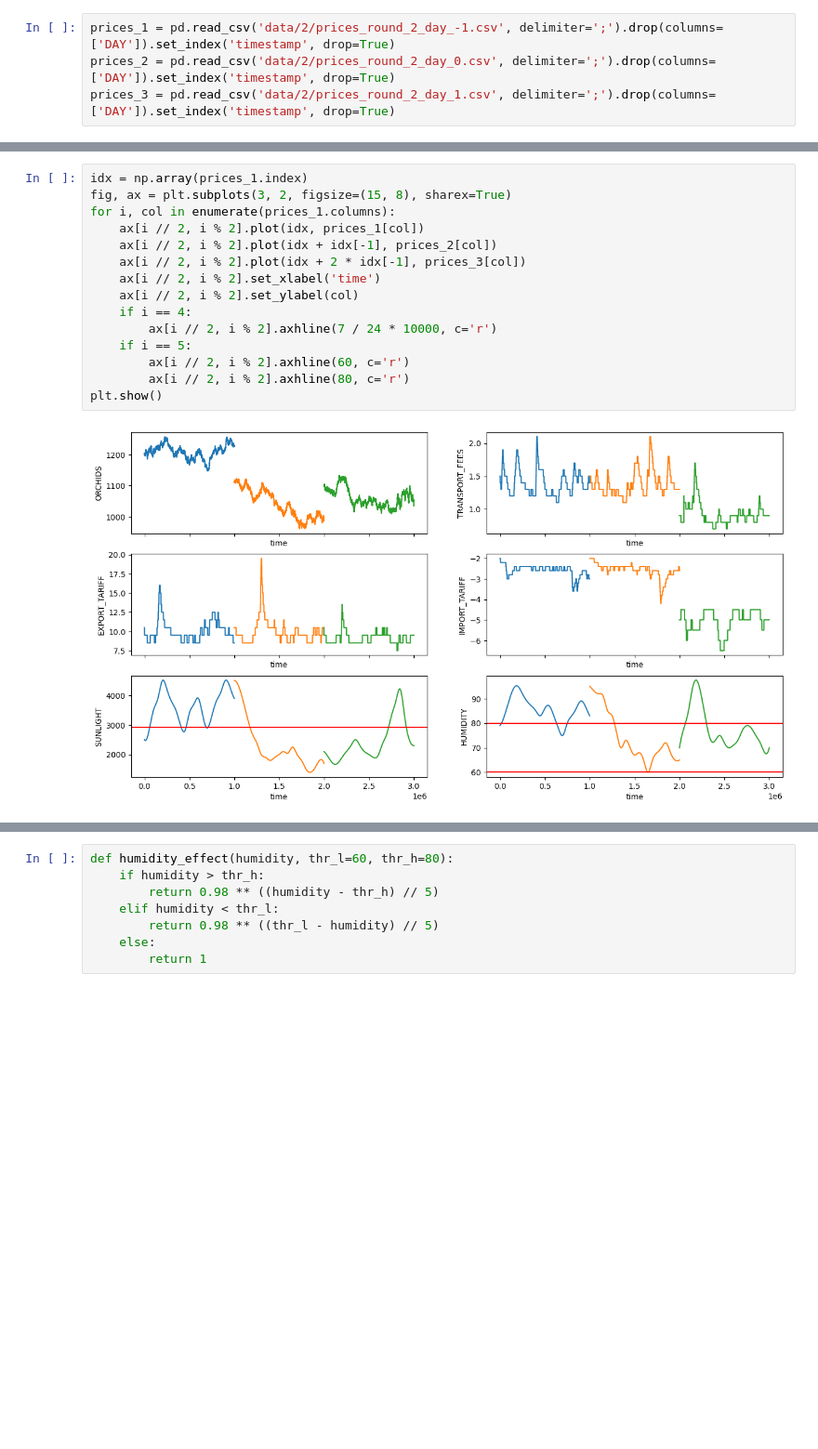
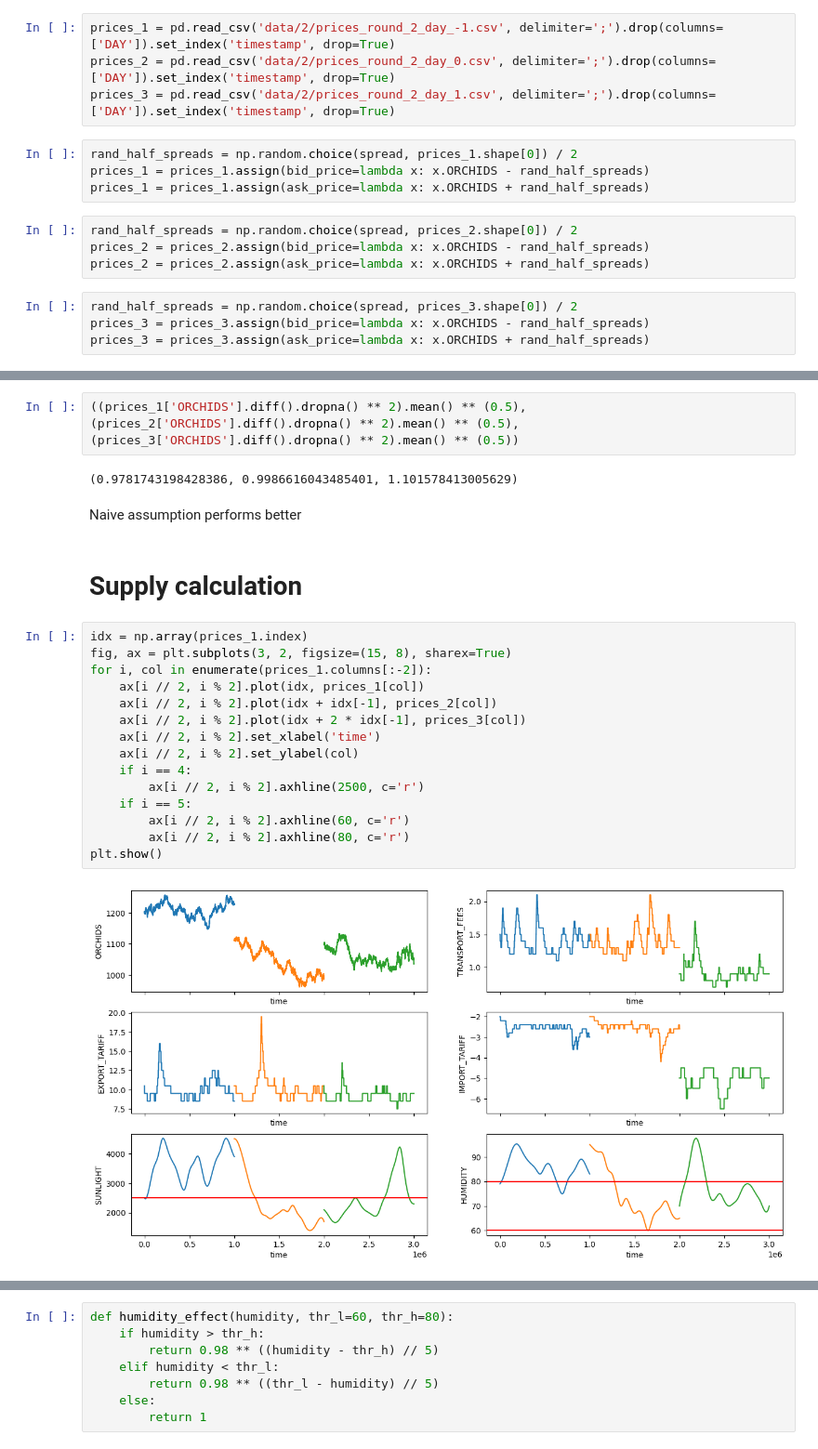
Before and after one commit to aemilani/imc-prosperity-2, a Jupyter notebook: round_2_algo.ipynb, the cells around one changed output, grey strips where cells are left out. Shown at 93% size. Cells and saved outputs as stored; diff of their text form; blank space fills up the shorter version.

```diff
--- a/round_2_algo.ipynb
+++ b/round_2_algo.ipynb
@@ -78,3 +78,15 @@ plt.show()
 prices_1 = pd.read_csv('data/2/prices_round_2_day_-1.csv', delimiter=';').drop(columns=['DAY']).set_index('timestamp', drop=True)
 prices_2 = pd.read_csv('data/2/prices_round_2_day_0.csv', delimiter=';').drop(columns=['DAY']).set_index('timestamp', drop=True)
 prices_3 = pd.read_csv('data/2/prices_round_2_day_1.csv', delimiter=';').drop(columns=['DAY']).set_index('timestamp', drop=True)
+# %%
+rand_half_spreads = np.random.choice(spread, prices_1.shape[0]) / 2
+prices_1 = prices_1.assign(bid_price=lambda x: x.ORCHIDS - rand_half_spreads)
+prices_1 = prices_1.assign(ask_price=lambda x: x.ORCHIDS + rand_half_spreads)
+# %%
+rand_half_spreads = np.random.choice(spread, prices_2.shape[0]) / 2
+prices_2 = prices_2.assign(bid_price=lambda x: x.ORCHIDS - rand_half_spreads)
+prices_2 = prices_2.assign(ask_price=lambda x: x.ORCHIDS + rand_half_spreads)
+# %%
+rand_half_spreads = np.random.choice(spread, prices_3.shape[0]) / 2
+prices_3 = prices_3.assign(bid_price=lambda x: x.ORCHIDS - rand_half_spreads)
+prices_3 = prices_3.assign(ask_price=lambda x: x.ORCHIDS + rand_half_spreads)
@@ -81,17 +238,26 @@ prices_3 = pd.read_csv('data/2/prices_round_2_day_1.csv', delimiter=';').drop(co
+# %%
+((prices_1['ORCHIDS'].diff().dropna() ** 2).mean() ** (0.5), (prices_2['ORCHIDS'].diff().dropna() ** 2).mean() ** (0.5),
+(prices_3['ORCHIDS'].diff().dropna() ** 2).mean() ** (0.5))
+# %% [output]
+(0.9781743198428386, 0.9986616043485401, 1.101578413005629)
+# %% [markdown]
+Naive assumption performs better
+# %% [markdown]
+# Supply calculation
 # %%
 idx = np.array(prices_1.index)
 fig, ax = plt.subplots(3, 2, figsize=(15, 8), sharex=True)
-for i, col in enumerate(prices_1.columns):
+for i, col in enumerate(prices_1.columns[:-2]):
     ax[i // 2, i % 2].plot(idx, prices_1[col])
     ax[i // 2, i % 2].plot(idx + idx[-1], prices_2[col])
     ax[i // 2, i % 2].plot(idx + 2 * idx[-1], prices_3[col])
     ax[i // 2, i % 2].set_xlabel('time')
     ax[i // 2, i % 2].set_ylabel(col)
     if i == 4:
-        ax[i // 2, i % 2].axhline(7 / 24 * 10000, c='r')
+        ax[i // 2, i % 2].axhline(2500, c='r')
     if i == 5:
         ax[i // 2, i % 2].axhline(60, c='r')
         ax[i // 2, i % 2].axhline(80, c='r')
 plt.show()
 # %% [output]
-[figure, old version]
+[figure, new version]
```
Also changed, not shown: parts of 144 cells of this notebook, 8 other files.
